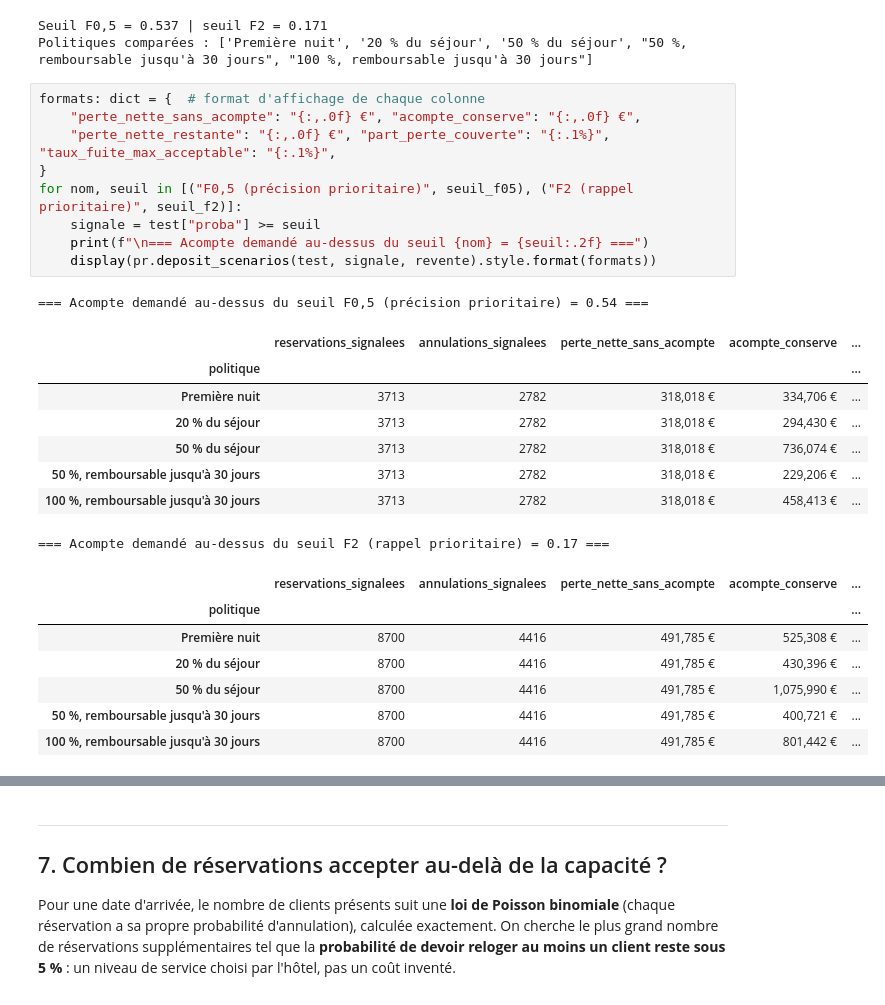
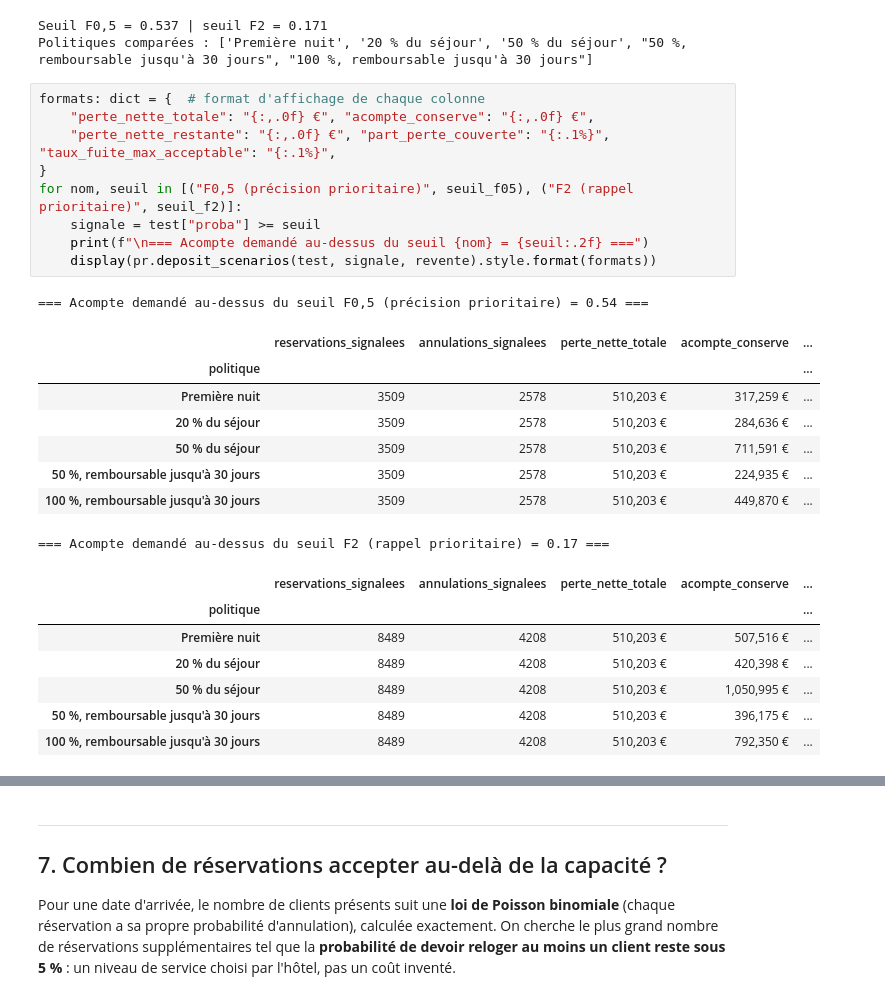
Before and after one commit to lezoul/hotel-cancellation-pipeline, a Jupyter notebook: notebooks/02_analyse_prescriptive.ipynb, the cells around one changed output, grey strips where cells are left out. Saved outputs shown, nothing was run; the diff lists cells and outputs as text.

Commit message:
Acompte : base commune à tous les seuils, acompte limité aux réservations sans dépôt ; perte nulle des réservations déjà payées ; lien de l'application en ligne

```diff
--- a/notebooks/02_analyse_prescriptive.ipynb
+++ b/notebooks/02_analyse_prescriptive.ipynb
@@ -336,30 +341,30 @@ Seuil F0,5 = 0.537 | seuil F2 = 0.171
 Politiques comparées : ['Première nuit', '20 % du séjour', '50 % du séjour', "50 %, remboursable jusqu'à 30 jours", "100 %, remboursable jusqu'à 30 jours"]
 # %%
 formats: dict = {  # format d'affichage de chaque colonne
-    "perte_nette_sans_acompte": "{:,.0f} €", "acompte_conserve": "{:,.0f} €",
+    "perte_nette_totale": "{:,.0f} €", "acompte_conserve": "{:,.0f} €",
     "perte_nette_restante": "{:,.0f} €", "part_perte_couverte": "{:.1%}", "taux_fuite_max_acceptable": "{:.1%}",
 }
 for nom, seuil in [("F0,5 (précision prioritaire)", seuil_f05), ("F2 (rappel prioritaire)", seuil_f2)]:
     signale = test["proba"] >= seuil
     print(f"\n=== Acompte demandé au-dessus du seuil {nom} = {seuil:.2f} ===")
     display(pr.deposit_scenarios(test, signale, revente).style.format(formats))
 # %% [output]
 === Acompte demandé au-dessus du seuil F0,5 (précision prioritaire) = 0.54 ===
-|  | reservations_signalees | annulations_signalees | perte_nette_sans_acompte | acompte_conserve | ... |
+|  | reservations_signalees | annulations_signalees | perte_nette_totale | acompte_conserve | ... |
 | politique |  |  |  |  | ... |
-| Première nuit | 3713 | 2782 | 318,018 € | 334,706 € | ... |
-| 20 % du séjour | 3713 | 2782 | 318,018 € | 294,430 € | ... |
-| 50 % du séjour | 3713 | 2782 | 318,018 € | 736,074 € | ... |
-| 50 %, remboursable jusqu'à 30 jours | 3713 | 2782 | 318,018 € | 229,206 € | ... |
-| 100 %, remboursable jusqu'à 30 jours | 3713 | 2782 | 318,018 € | 458,413 € | ... |
+| Première nuit | 3509 | 2578 | 510,203 € | 317,259 € | ... |
+| 20 % du séjour | 3509 | 2578 | 510,203 € | 284,636 € | ... |
+| 50 % du séjour | 3509 | 2578 | 510,203 € | 711,591 € | ... |
+| 50 %, remboursable jusqu'à 30 jours | 3509 | 2578 | 510,203 € | 224,935 € | ... |
+| 100 %, remboursable jusqu'à 30 jours | 3509 | 2578 | 510,203 € | 449,870 € | ... |
 === Acompte demandé au-dessus du seuil F2 (rappel prioritaire) = 0.17 ===
-|  | reservations_signalees | annulations_signalees | perte_nette_sans_acompte | acompte_conserve | ... |
+|  | reservations_signalees | annulations_signalees | perte_nette_totale | acompte_conserve | ... |
 | politique |  |  |  |  | ... |
-| Première nuit | 8700 | 4416 | 491,785 € | 525,308 € | ... |
-| 20 % du séjour | 8700 | 4416 | 491,785 € | 430,396 € | ... |
-| 50 % du séjour | 8700 | 4416 | 491,785 € | 1,075,990 € | ... |
-| 50 %, remboursable jusqu'à 30 jours | 8700 | 4416 | 491,785 € | 400,721 € | ... |
-| 100 %, remboursable jusqu'à 30 jours | 8700 | 4416 | 491,785 € | 801,442 € | ... |
+| Première nuit | 8489 | 4208 | 510,203 € | 507,516 € | ... |
+| 20 % du séjour | 8489 | 4208 | 510,203 € | 420,398 € | ... |
+| 50 % du séjour | 8489 | 4208 | 510,203 € | 1,050,995 € | ... |
+| 50 %, remboursable jusqu'à 30 jours | 8489 | 4208 | 510,203 € | 396,175 € | ... |
+| 100 %, remboursable jusqu'à 30 jours | 8489 | 4208 | 510,203 € | 792,350 € | ... |
 # %% [markdown]
 **Interprétation (ensemble de test, soit 20 % des réservations) :**
 
```
Also changed, not shown: parts of 6 cells of this notebook, 7 other files.
